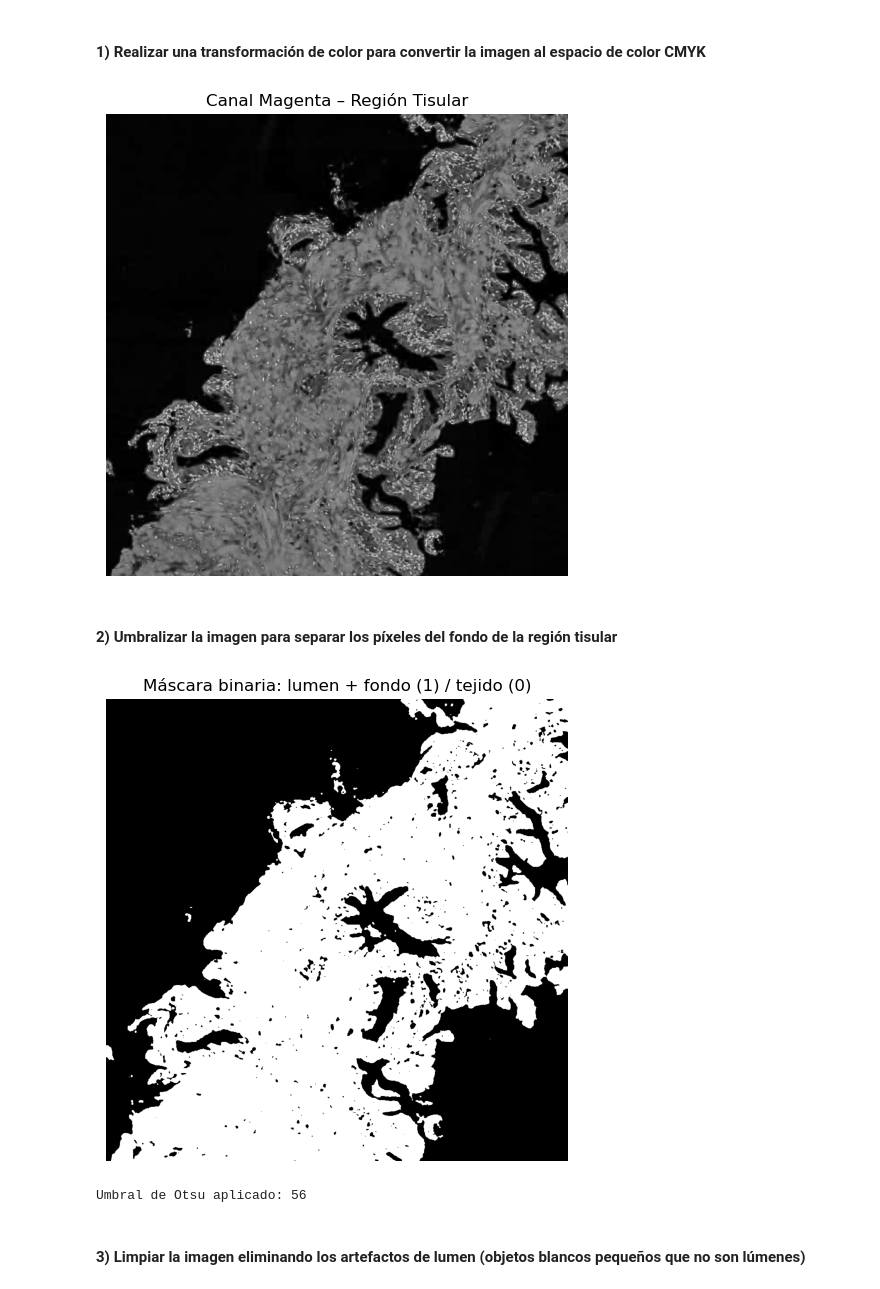
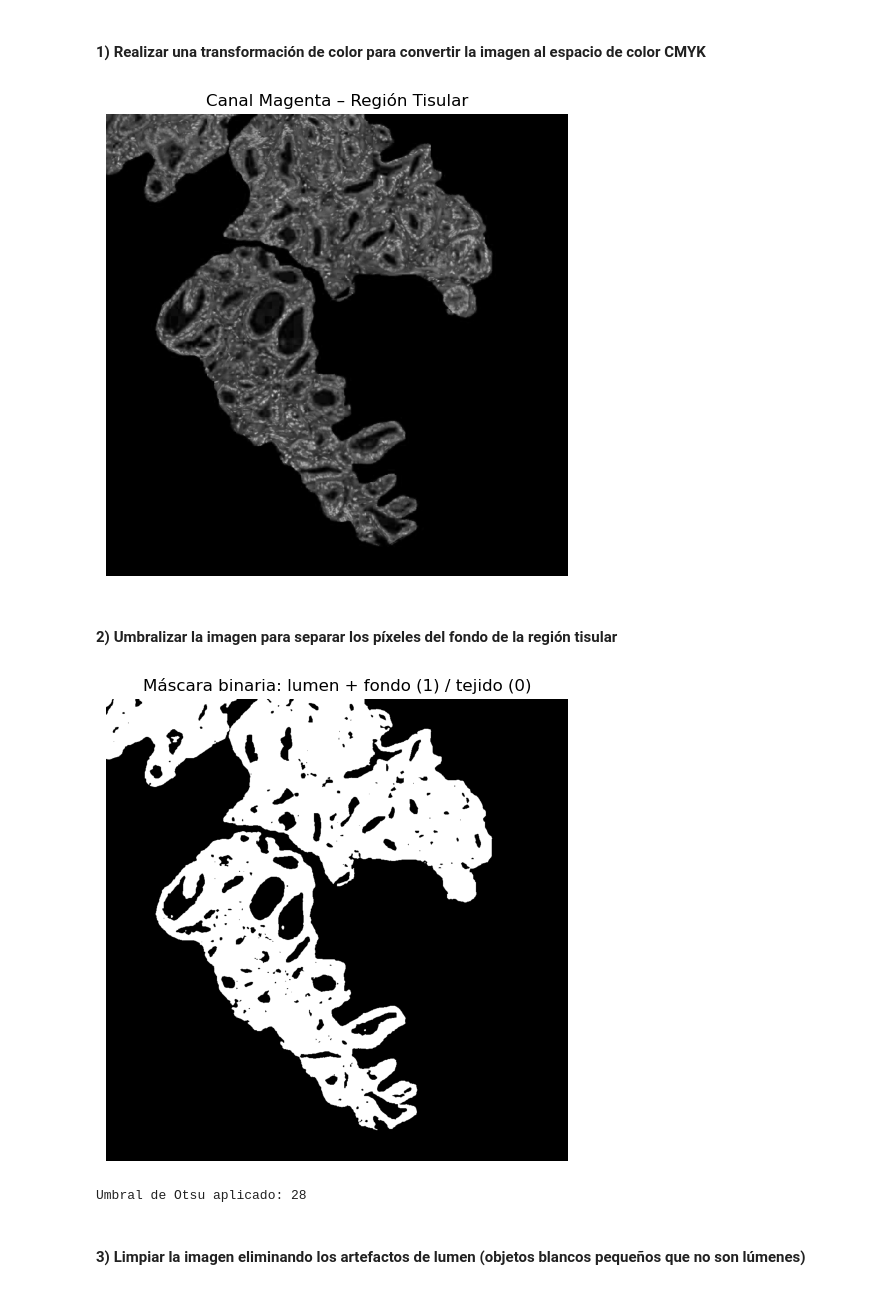
Before and after one commit to RomelCarlof/EjercicosJavaScript, a Jupyter notebook: Phython/Aprendizaje_Supervisado/Actividad_Computer_Vision_C2 (2)/Actividad_Computer_Vision_C2/Actividad_Computer_Vision_C2.ipynb, the cells around one changed output. Saved outputs shown, nothing was run; the diff lists cells and outputs as text; code cells hidden in the pictures.

```diff
--- a/Phython/Aprendizaje_Supervisado/Actividad_Computer_Vision_C2 (2)/Actividad_Computer_Vision_C2/Actividad_Computer_Vision_C2.ipynb
+++ b/Phython/Aprendizaje_Supervisado/Actividad_Computer_Vision_C2 (2)/Actividad_Computer_Vision_C2/Actividad_Computer_Vision_C2.ipynb
@@ -21,7 +21,7 @@ import matplotlib.pyplot as plt
 
 # En este paso leo la imagen histológica original en formato RGB.
 # La imagen debe estar en la misma carpeta del notebook.
-img = io.imread('histo_1.jpg')
+img = io.imread('histo_2.jpg')
 
 # ===========================================================
 # 2. Normalización de la imagen al rango [0, 1]
@@ -51,49 +51,44 @@ plt.show()
 # ============================================================
 # PREGUNTA 01: Transformación de color y extracción del canal magenta
 # ============================================================
-# En esta parte del trabajo realizo la conversión de la imagen histológica
-# desde el espacio de color RGB al espacio CMYK.
-# El objetivo es aislar la componente magenta, que representa principalmente
-# la región tisular teñida, ya que el magenta resalta las estructuras celulares.
-# ============================================================
+
 
 from skimage import io
 import matplotlib.pyplot as plt
 import numpy as np
 
-# 1. Leo la imagen histológica original en formato RGB
-img = io.imread('histo_1.jpg')
+
 
 # 2. Normalizo la imagen para trabajar con valores entre 0 y 1
 img_norm = img / 255.0
 
 # 3. Realizo la conversión del espacio RGB a CMY
 # (CMY = 1 - RGB)
 # Luego, para obtener el canal K (negro), calculo el mínimo de las tres componentes.
 C = 1 - img_norm[:, :, 0]
 M = 1 - img_norm[:, :, 1]
 Y = 1 - img_norm[:, :, 2]
 K = np.min([C, M, Y], axis=0)
 
 # 4. Obtengo las componentes CMYK
 # Restando el componente negro de los tres primeros canales
 C_final = (C - K) / (1 - K + 1e-6)
 M_final = (M - K) / (1 - K + 1e-6)
 Y_final = (Y - K) / (1 - K + 1e-6)
 
 # 5. Extraigo la componente magenta (M_final)
 # Esta componente resalta el tejido, ya que las zonas tisulares tienen alta absorción
 # en el canal magenta, especialmente en imágenes histológicas teñidas.
 magenta_channel = M_final
 
 # 6. Visualizo el canal magenta resultante
 plt.figure(figsize=(6, 6))
 plt.imshow(magenta_channel, cmap='gray')
 plt.title("Canal Magenta – Región Tisular")
 plt.axis("off")
 plt.show()
 # %% [output]
-[figure, old version]
+[figure, new version]
 # %% [markdown]
 #### 2) Umbralizar la imagen para separar los píxeles del fondo de la región tisular
 # %%
@@ -143,8 +138,8 @@ plt.show()
 # 6. (opcional) Muestro también el valor del umbral elegido por Otsu
 print(f"Umbral de Otsu aplicado: {umbral_otsu}")
 # %% [output]
-[figure, old version]
+[figure, new version]
-Umbral de Otsu aplicado: 56
+Umbral de Otsu aplicado: 28
 # %% [markdown]
 #### 3) Limpiar la imagen eliminando los artefactos de lumen (objetos blancos pequeños que no son lúmenes)
 # %%
```
Also changed, not shown: parts of 7 cells of this notebook, 1 other file.
